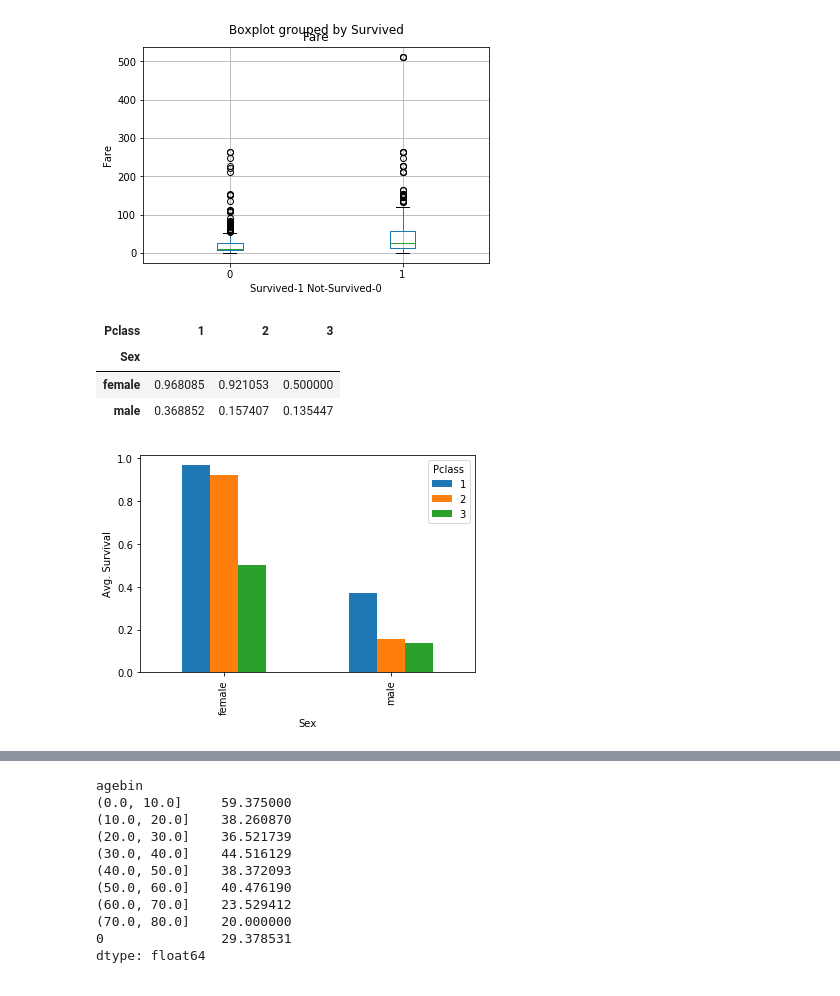
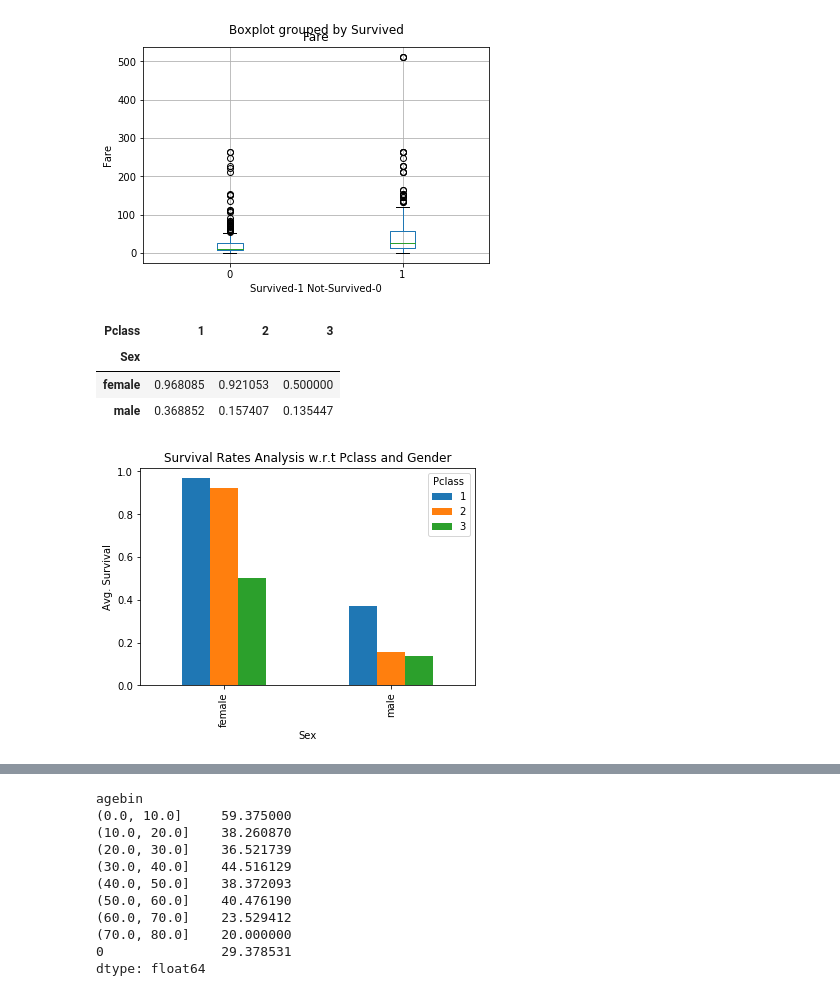
Before and after one commit to ravitejalvr/DAND-P1, a Jupyter notebook: DAND Project-1.ipynb, the cells around one changed output, grey strips where cells are left out. Saved outputs shown, nothing was run; the diff lists cells and outputs as text; code cells hidden in the pictures.

```diff
--- a/DAND Project-1.ipynb
+++ b/DAND Project-1.ipynb
@@ -186,12 +186,15 @@ pd.DataFrame(data.groupby('Survived')['Fare'].describe().loc[:,['mean','std']])
 [figure]
 # %%
 data.groupby(by=['Sex','Pclass'])['Survived'].mean().unstack().plot(kind='bar').set_ylabel('Avg. Survival')
-data.groupby(by=['Sex','Pclass'])['Survived'].mean().unstack() ## Bar plot for Analysing two parameters Sex and Passenger class with survived
+plt.title('Survival Rates Analysis w.r.t Pclass and Gender')
+data.groupby(by=['Sex','Pclass'])['Survived'].mean().unstack()
+
+## Bar plot for Analysing two parameters Sex and Passenger class with survived
 # %% [output]
 | Pclass | 1 | 2 | 3 |
 | Sex |  |  |  |
 | female | 0.968085 | 0.921053 | 0.500000 |
 | male | 0.368852 | 0.157407 | 0.135447 |
-[figure, old version]
+[figure, new version]
 # %%
 chisquare(data[data['Survived']==1]['Age'].fillna(0)) # Chi-square analysis
```
Also changed, not shown: parts of 3 cells of this notebook, 1 other file.
